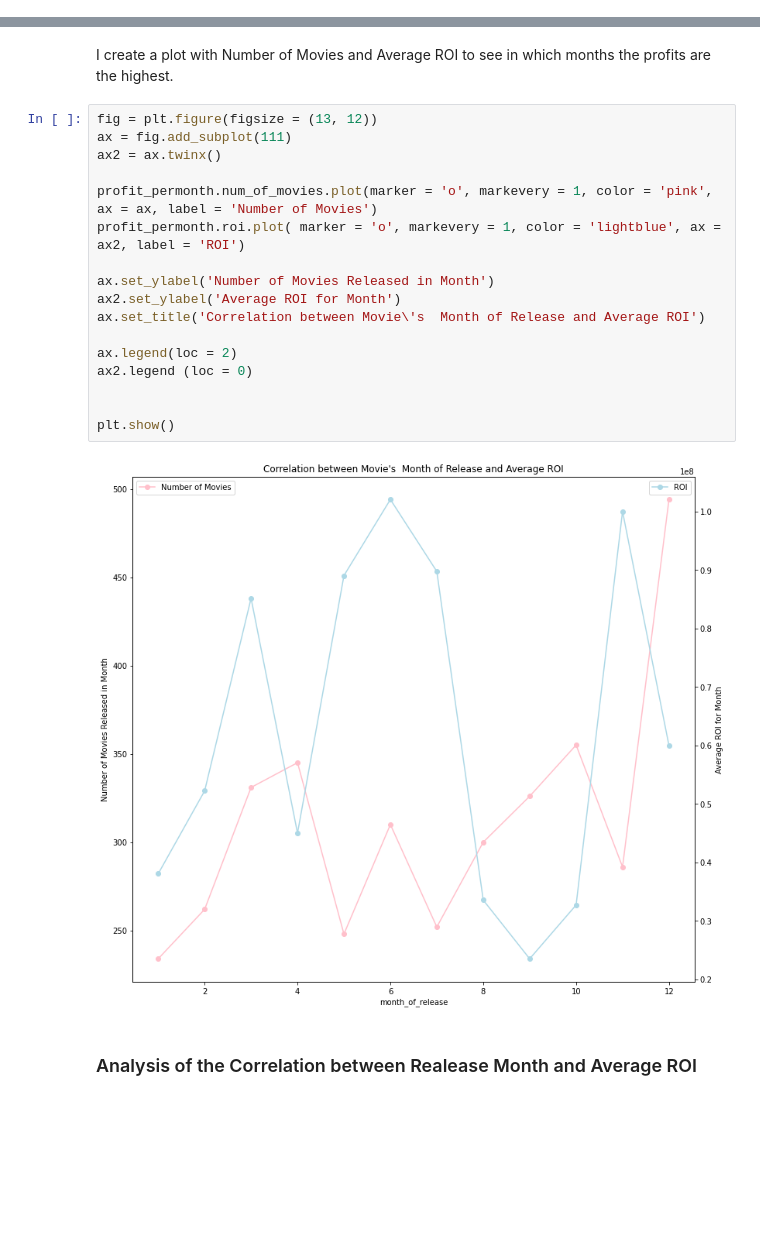
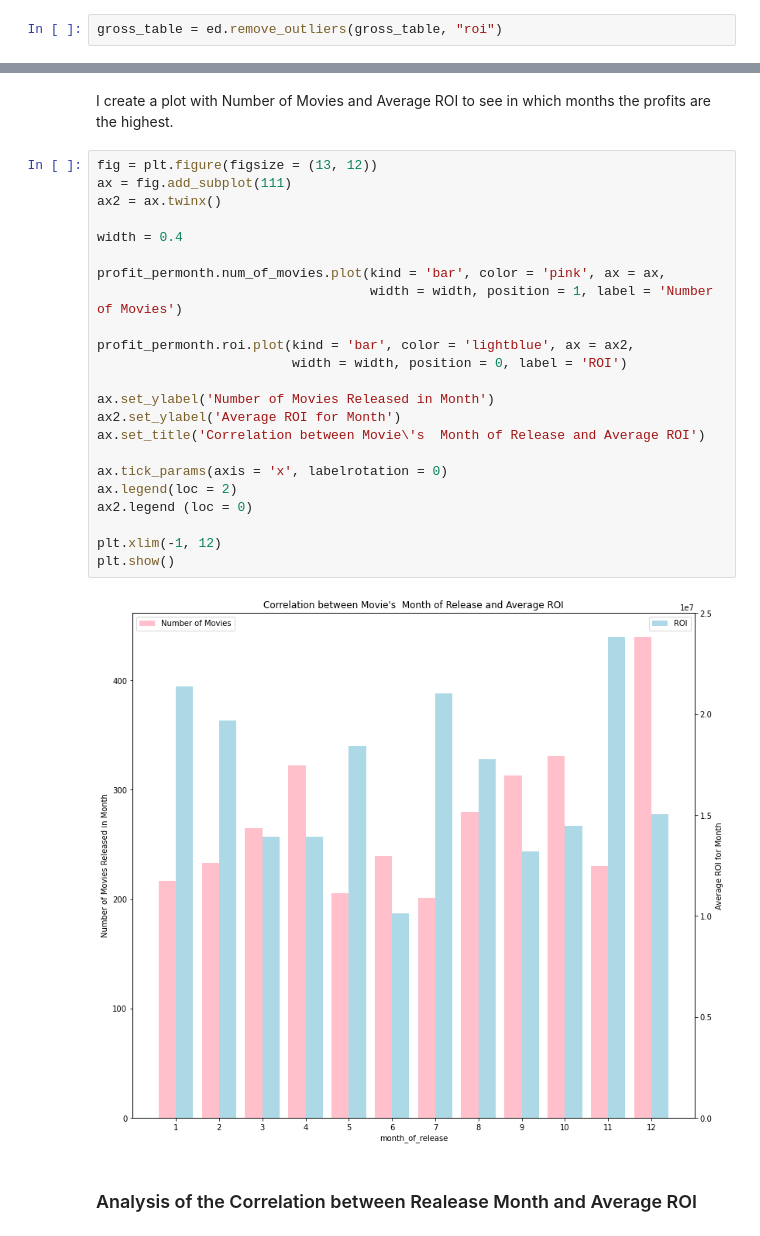
Before and after one commit to zyazyaG/110920-pt-project-template, a Jupyter notebook: Movie_Industry_Analysis_for_Microsoft.ipynb, the cells around one changed output, grey strips where cells are left out. Cells and saved outputs as stored; diff of their text form; blank space fills up the shorter version.

```diff
--- a/Movie_Industry_Analysis_for_Microsoft.ipynb
+++ b/Movie_Industry_Analysis_for_Microsoft.ipynb
@@ -327,3 +312,5 @@ memory usage: 234.1+ KB
+# %%
+gross_table = ed.remove_outliers(gross_table, "roi")
 # %% [markdown]
 Next, I will group table by genres and sort by ROI to find the genres that give most profit:
 # %%
@@ -499,22 +507,28 @@ I create a plot with Number of Movies and Average ROI to see in which months the
 # %%
 fig = plt.figure(figsize = (13, 12))
 ax = fig.add_subplot(111)
 ax2 = ax.twinx()
 
-profit_permonth.num_of_movies.plot(marker = 'o', markevery = 1, color = 'pink', ax = ax, label = 'Number of Movies')
-profit_permonth.roi.plot( marker = 'o', markevery = 1, color = 'lightblue', ax = ax2, label = 'ROI')
+width = 0.4
+
+profit_permonth.num_of_movies.plot(kind = 'bar', color = 'pink', ax = ax,
+                                   width = width, position = 1, label = 'Number of Movies')
+
+profit_permonth.roi.plot(kind = 'bar', color = 'lightblue', ax = ax2,
+                         width = width, position = 0, label = 'ROI')
 
 ax.set_ylabel('Number of Movies Released in Month')
 ax2.set_ylabel('Average ROI for Month')
 ax.set_title('Correlation between Movie\'s  Month of Release and Average ROI')
 
+ax.tick_params(axis = 'x', labelrotation = 0)
 ax.legend(loc = 2)
 ax2.legend (loc = 0)
 
-
+plt.xlim(-1, 12)
 plt.show()
 # %% [output]
-[figure, old version]
+[figure, new version]
 # %% [markdown]
 ### Analysis of the Correlation between Realease Month and Average ROI
 # %% [markdown]
```
Also changed, not shown: parts of 47 cells of this notebook, 10 other files.
